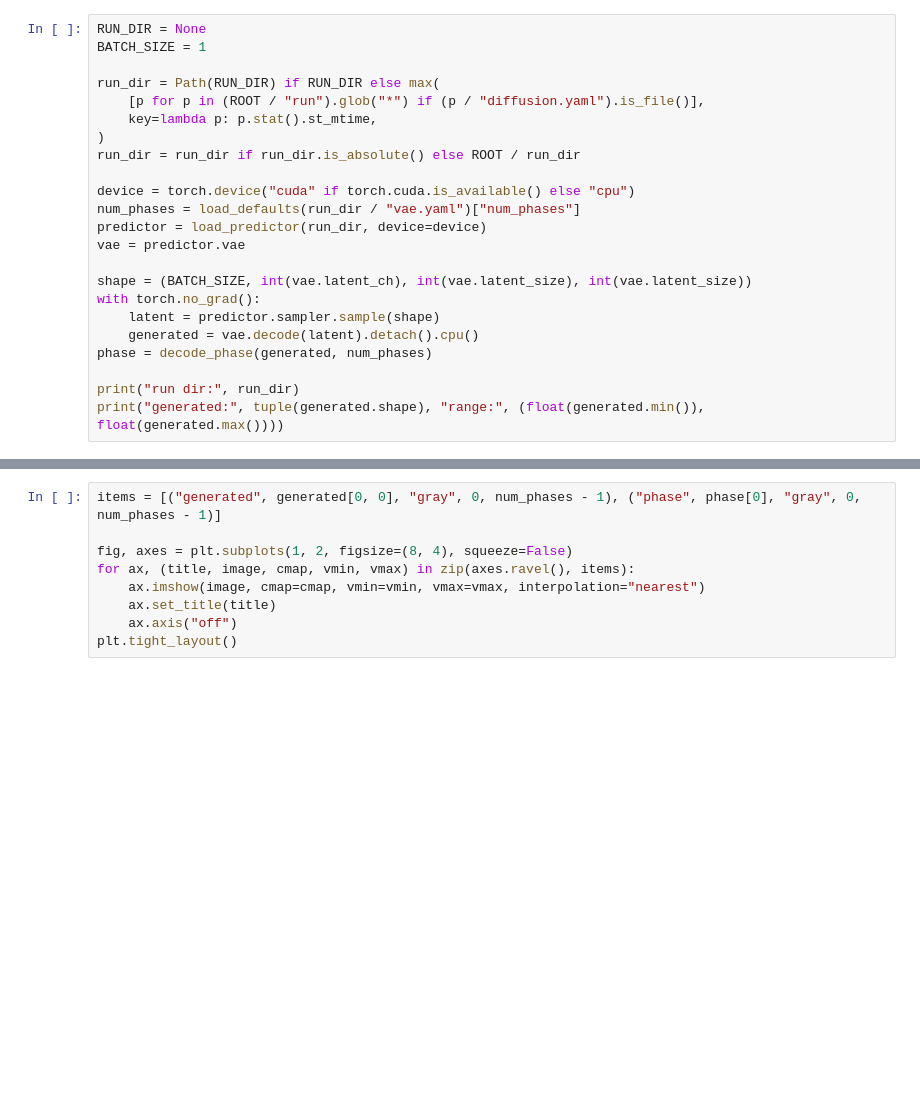
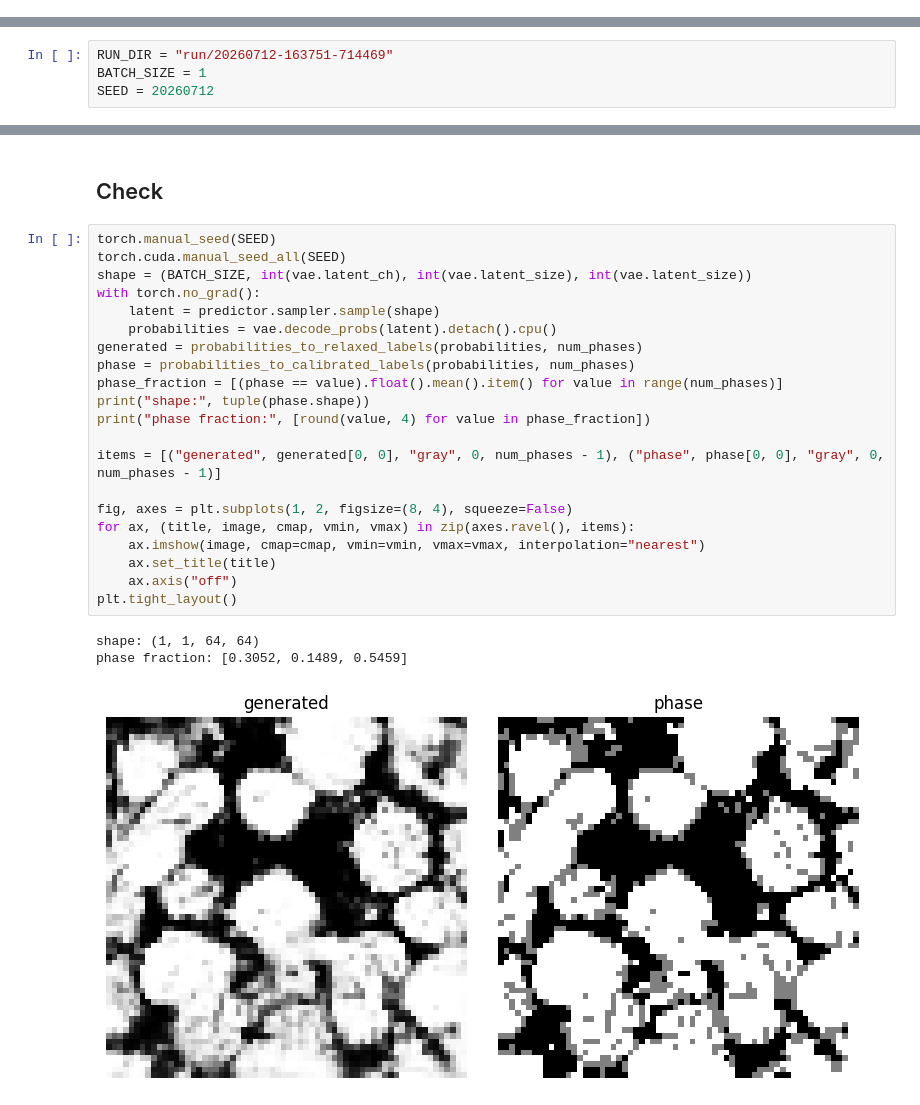
Before and after one commit to phykn/microlad, a Jupyter notebook: notebooks/02_diffusion.ipynb, the cells around one changed output, grey strips where cells are left out. Drawn from its saved outputs; the diff is of its cells as text; blank space fills up the shorter version.

```diff
--- a/notebooks/02_diffusion.ipynb
+++ b/notebooks/02_diffusion.ipynb
@@ -14,23 +20,0 @@ from src.modeling.phases.quantization import decode_phase
-# %%
-RUN_DIR = None
-BATCH_SIZE = 1
-
-run_dir = Path(RUN_DIR) if RUN_DIR else max(
-    [p for p in (ROOT / "run").glob("*") if (p / "diffusion.yaml").is_file()],
-    key=lambda p: p.stat().st_mtime,
-)
-run_dir = run_dir if run_dir.is_absolute() else ROOT / run_dir
-
-device = torch.device("cuda" if torch.cuda.is_available() else "cpu")
-num_phases = load_defaults(run_dir / "vae.yaml")["num_phases"]
-predictor = load_predictor(run_dir, device=device)
-vae = predictor.vae
-
-shape = (BATCH_SIZE, int(vae.latent_ch), int(vae.latent_size), int(vae.latent_size))
-with torch.no_grad():
-    latent = predictor.sampler.sample(shape)
-    generated = vae.decode(latent).detach().cpu()
-phase = decode_phase(generated, num_phases)
-
-print("run dir:", run_dir)
-print("generated:", tuple(generated.shape), "range:", (float(generated.min()), float(generated.max())))
@@ -36,0 +23,4 @@ print("generated:", tuple(generated.shape), "range:", (float(generated.min()), f
+# %%
+RUN_DIR = "run/20260712-163751-714469"
+BATCH_SIZE = 1
+SEED = 20260712
@@ -37,9 +46,27 @@ print("generated:", tuple(generated.shape), "range:", (float(generated.min()), f
+# %% [markdown]
+## Check
 # %%
-items = [("generated", generated[0, 0], "gray", 0, num_phases - 1), ("phase", phase[0], "gray", 0, num_phases - 1)]
+torch.manual_seed(SEED)
+torch.cuda.manual_seed_all(SEED)
+shape = (BATCH_SIZE, int(vae.latent_ch), int(vae.latent_size), int(vae.latent_size))
+with torch.no_grad():
+    latent = predictor.sampler.sample(shape)
+    probabilities = vae.decode_probs(latent).detach().cpu()
+generated = probabilities_to_relaxed_labels(probabilities, num_phases)
+phase = probabilities_to_calibrated_labels(probabilities, num_phases)
+phase_fraction = [(phase == value).float().mean().item() for value in range(num_phases)]
+print("shape:", tuple(phase.shape))
+print("phase fraction:", [round(value, 4) for value in phase_fraction])
+
+items = [("generated", generated[0, 0], "gray", 0, num_phases - 1), ("phase", phase[0, 0], "gray", 0, num_phases - 1)]
 
 fig, axes = plt.subplots(1, 2, figsize=(8, 4), squeeze=False)
 for ax, (title, image, cmap, vmin, vmax) in zip(axes.ravel(), items):
     ax.imshow(image, cmap=cmap, vmin=vmin, vmax=vmax, interpolation="nearest")
     ax.set_title(title)
     ax.axis("off")
 plt.tight_layout()
+# %% [output]
+shape: (1, 1, 64, 64)
+phase fraction: [0.3052, 0.1489, 0.5459]
+[figure, added]
```
Also changed, not shown: parts of 5 cells of this notebook, 57 other files.
